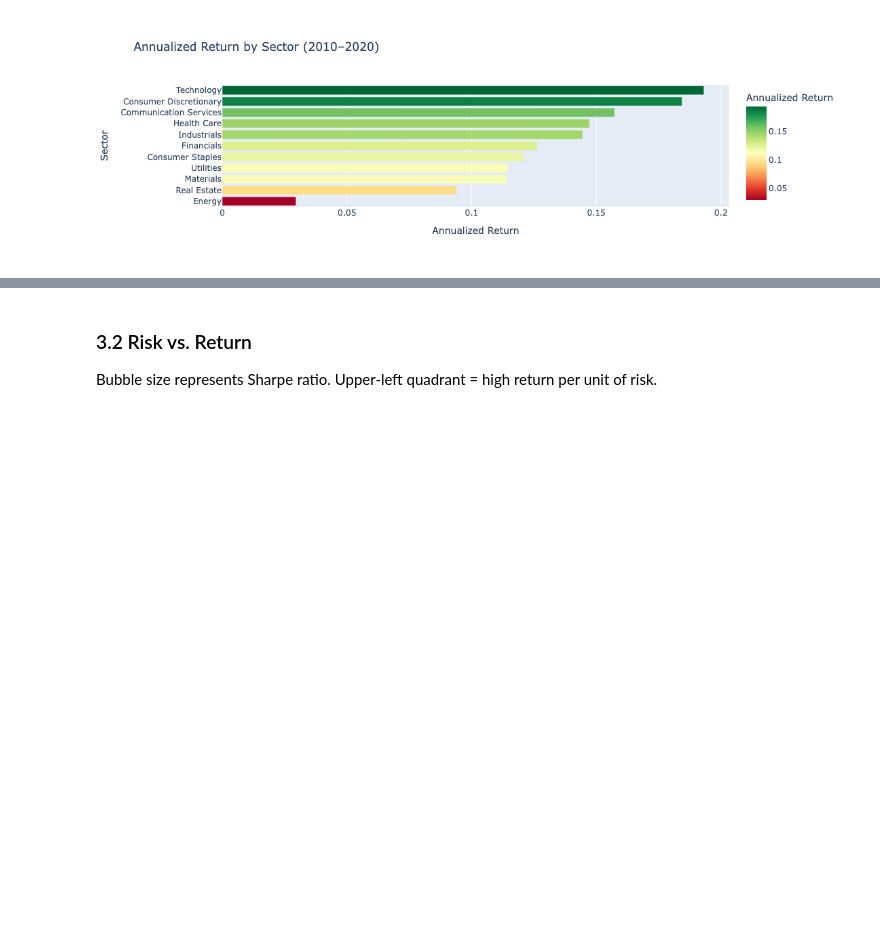
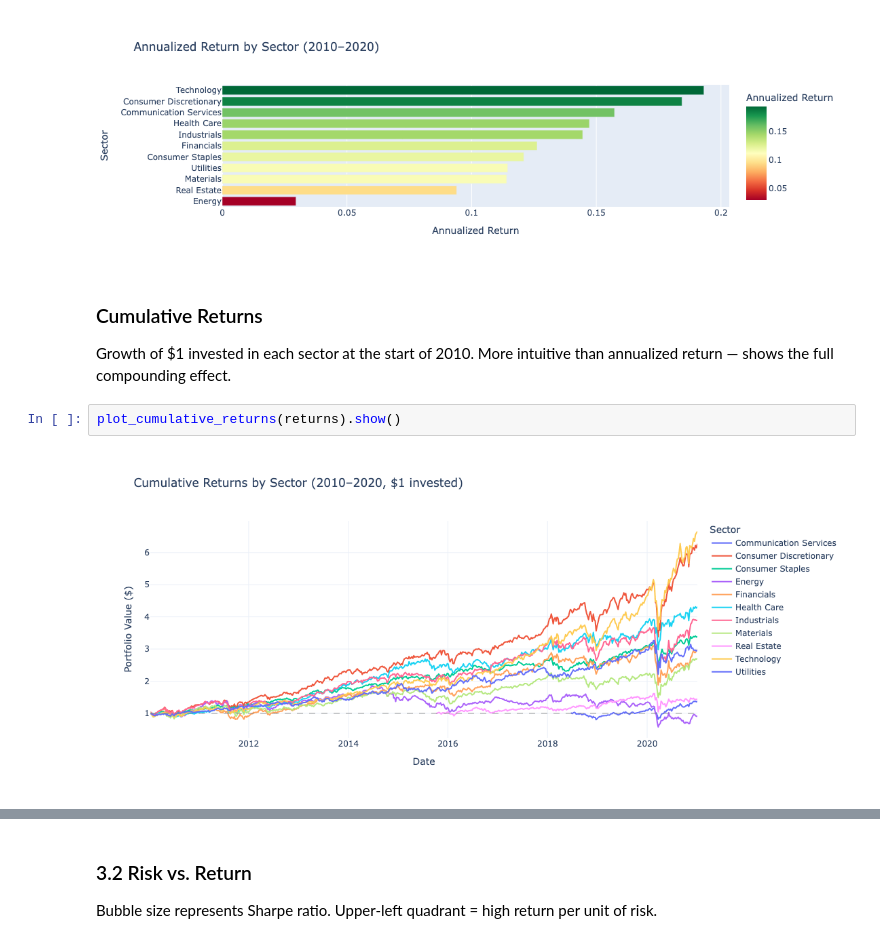
Before and after one commit to IrisXu307/sp500-sector-analysis, a Jupyter notebook: notebooks/analysis.ipynb, the cells around one changed output, grey strips where cells are left out. Cells and saved outputs as stored; diff of their text form; blank space fills up the shorter version.

Commit message:
Add cumulative returns, annual heatmap, Tableau metrics export, and fix SPY timezone alignment

```diff
--- a/notebooks/analysis.ipynb
+++ b/notebooks/analysis.ipynb
@@ -118,3 +119,11 @@ Could not download SPY — beta/alpha skipped.
 plot_sector_returns(summary).show()
 # %% [output]
 [figure]
+# %% [markdown]
+### Cumulative Returns
+
+Growth of $1 invested in each sector at the start of 2010. More intuitive than annualized return — shows the full compounding effect.
+# %%
+plot_cumulative_returns(returns).show()
+# %% [output]
+[figure, added]
```
Also changed, not shown: parts of 7 cells of this notebook, 4 other files.
